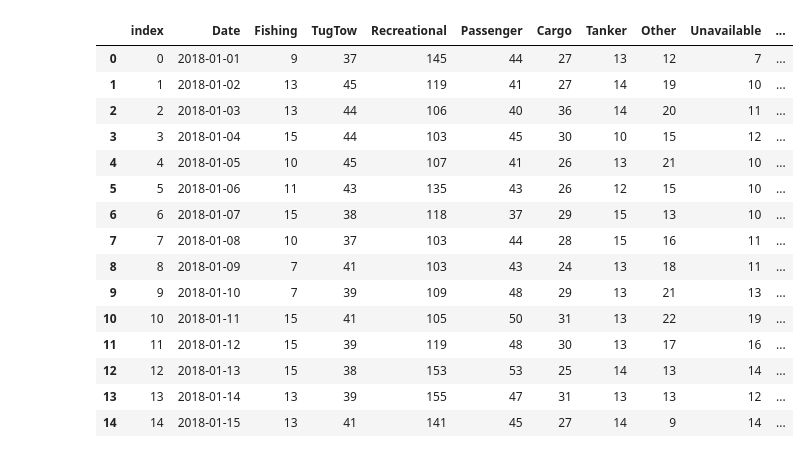
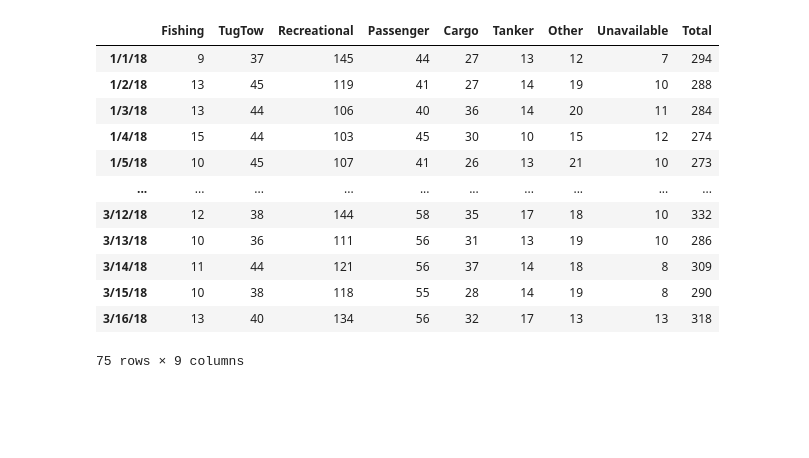
Before and after one commit to DBatterman/AIS_Vessel_Efforts_Project, a Jupyter notebook: provisional_machine_learning_model.ipynb, the cells around one changed output. Saved outputs shown, nothing was run; the diff lists cells and outputs as text; code cells hidden in the pictures; blank space fills up the shorter version.

```diff
--- a/provisional_machine_learning_model.ipynb
+++ b/provisional_machine_learning_model.ipynb
@@ -38,35 +39,32 @@ types = [target_fishing, target_tugtow, target_rec, target_passenger, target_car
 # %%
 #this will take in the clean data from the SQLite database
 #set up engine will take place here first.
 
 file_path = Path('ml_data_daily_2018-19.csv')
-df = pd.read_csv(file_path, index_col=False)
-df.rename(columns = {'Unnamed: 0':'Date'}, inplace=True)
+df = pd.read_csv(file_path, index_col=0)
+#df.rename(columns = {'Unnamed: 0':'Date'}, inplace=True)
 
 # Drop the null rows
 df = df.dropna()
 #df.sort_values(by='in', ascending=True)
 df['Total'] = df.sum(axis=1)
-df['Date'] = pd.to_datetime(df['Date'])
+#df['Date'] = pd.to_datetime(df['Date'])
 #df['Date'] = (df['Date'] - dt.datetime(1970,1,1)).dt.total_seconds()
 
 
-df = df.reset_index()
-df.head(15)
+#df = df.reset_index()
+df.head(75)
 # %% [output]
-|  | index | Date | Fishing | TugTow | Recreational | Passenger | Cargo | Tanker | Other | Unavailable | ... |
-| 0 | 0 | 2018-01-01 | 9 | 37 | 145 | 44 | 27 | 13 | 12 | 7 | ... |
-| 1 | 1 | 2018-01-02 | 13 | 45 | 119 | 41 | 27 | 14 | 19 | 10 | ... |
-| 2 | 2 | 2018-01-03 | 13 | 44 | 106 | 40 | 36 | 14 | 20 | 11 | ... |
-| 3 | 3 | 2018-01-04 | 15 | 44 | 103 | 45 | 30 | 10 | 15 | 12 | ... |
-| 4 | 4 | 2018-01-05 | 10 | 45 | 107 | 41 | 26 | 13 | 21 | 10 | ... |
-| 5 | 5 | 2018-01-06 | 11 | 43 | 135 | 43 | 26 | 12 | 15 | 10 | ... |
-| 6 | 6 | 2018-01-07 | 15 | 38 | 118 | 37 | 29 | 15 | 13 | 10 | ... |
-| 7 | 7 | 2018-01-08 | 10 | 37 | 103 | 44 | 28 | 15 | 16 | 11 | ... |
-| 8 | 8 | 2018-01-09 | 7 | 41 | 103 | 43 | 24 | 13 | 18 | 11 | ... |
-| 9 | 9 | 2018-01-10 | 7 | 39 | 109 | 48 | 29 | 13 | 21 | 13 | ... |
-| 10 | 10 | 2018-01-11 | 15 | 41 | 105 | 50 | 31 | 13 | 22 | 19 | ... |
-| 11 | 11 | 2018-01-12 | 15 | 39 | 119 | 48 | 30 | 13 | 17 | 16 | ... |
-| 12 | 12 | 2018-01-13 | 15 | 38 | 153 | 53 | 25 | 14 | 13 | 14 | ... |
-| 13 | 13 | 2018-01-14 | 13 | 39 | 155 | 47 | 31 | 13 | 13 | 12 | ... |
-| 14 | 14 | 2018-01-15 | 13 | 41 | 141 | 45 | 27 | 14 | 9 | 14 | ... |
+|  | Fishing | TugTow | Recreational | Passenger | Cargo | Tanker | Other | Unavailable | Total |
+| 1/1/18 | 9 | 37 | 145 | 44 | 27 | 13 | 12 | 7 | 294 |
+| 1/2/18 | 13 | 45 | 119 | 41 | 27 | 14 | 19 | 10 | 288 |
+| 1/3/18 | 13 | 44 | 106 | 40 | 36 | 14 | 20 | 11 | 284 |
+| 1/4/18 | 15 | 44 | 103 | 45 | 30 | 10 | 15 | 12 | 274 |
+| 1/5/18 | 10 | 45 | 107 | 41 | 26 | 13 | 21 | 10 | 273 |
+| ... | ... | ... | ... | ... | ... | ... | ... | ... | ... |
+| 3/12/18 | 12 | 38 | 144 | 58 | 35 | 17 | 18 | 10 | 332 |
+| 3/13/18 | 10 | 36 | 111 | 56 | 31 | 13 | 19 | 10 | 286 |
+| 3/14/18 | 11 | 44 | 121 | 56 | 37 | 14 | 18 | 8 | 309 |
+| 3/15/18 | 10 | 38 | 118 | 55 | 28 | 14 | 19 | 8 | 290 |
+| 3/16/18 | 13 | 40 | 134 | 56 | 32 | 17 | 13 | 13 | 318 |
+75 rows × 9 columns
```
Also changed, not shown: parts of 15 cells of this notebook, 2 other files.
